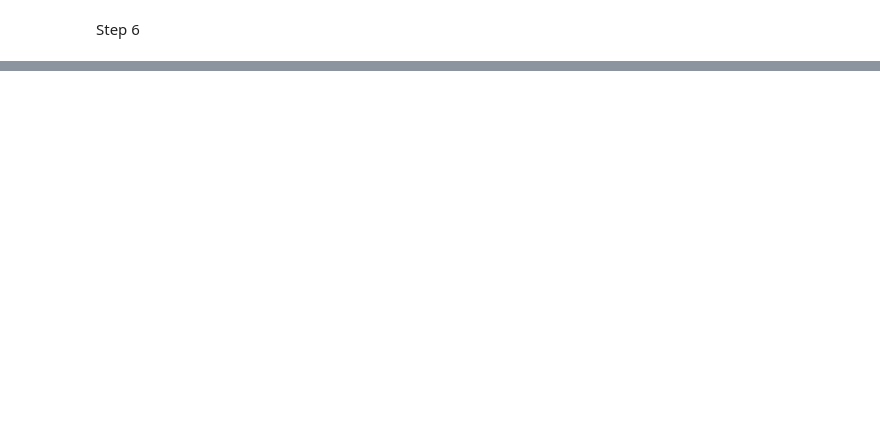
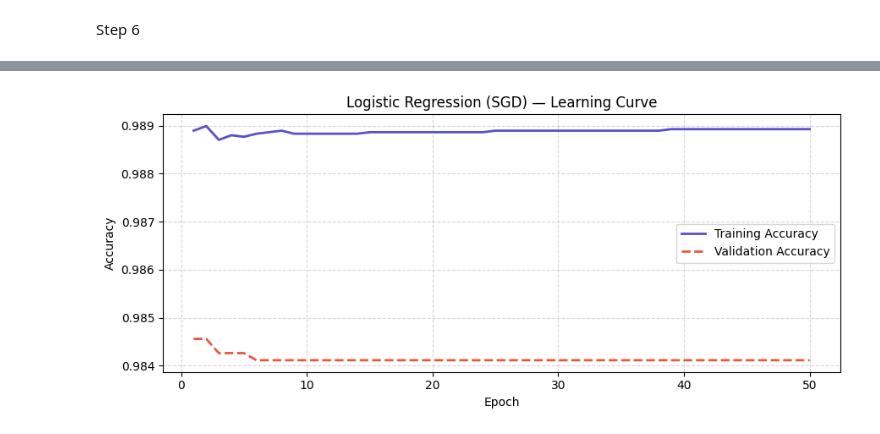
Before and after one commit to KelelAngeAgnimel/Machine-Learning, a Jupyter notebook: MachineLearningProject.ipynb, the cells around one changed output, grey strips where cells are left out. Saved outputs shown, nothing was run; the diff lists cells and outputs as text; code cells hidden in the pictures; blank space fills up the shorter version.

```diff
--- a/MachineLearningProject.ipynb
+++ b/MachineLearningProject.ipynb
@@ -312,0 +566,77 @@ Analyse :
+# %%
+# ╔══════════════════════════════════════════════════════════════╗
+# ║  OPTIMIZATION 2 — Logistic Regression + Gradient Descent    ║
+# ║                                                              ║
+# ║  Goal: replace the standard LR solver with Stochastic       ║
+# ║  Gradient Descent (SGD), and track how the model learns     ║
+# ║  epoch by epoch to detect overfitting / underfitting.       ║
+# ╚══════════════════════════════════════════════════════════════╝
+
+from sklearn.linear_model import SGDClassifier
+from sklearn.metrics import accuracy_score, classification_report
+import matplotlib.pyplot as plt
+import numpy as np
+
+print("=" * 60)
+print("   LOGISTIC REGRESSION — GRADIENT DESCENT OPTIMIZATION")
+print("=" * 60)
+print("""
+How it works:
+  Standard LR minimises log-loss in one go (LBFGS solver).
+  SGDClassifier minimises the SAME log-loss but using
+  Stochastic Gradient Descent: it updates model weights
+  after each mini-batch, epoch by epoch.
+  → Faster on large text datasets (TF-IDF sparse matrices).
+  → Lets us watch the learning curve in real time.
+""")
+
+# ── SGD model setup ───────────────────────────────────────────
+# loss='log_loss'     → logistic regression objective
+# learning_rate='optimal' → sklearn auto-tunes the step size
+# penalty='l2'        → L2 regularisation (avoids overfitting)
+sgd = SGDClassifier(
+    loss='log_loss',
+    learning_rate='optimal',
+    penalty='l2',
+    max_iter=1,          # we manually loop over epochs
+    warm_start=True,     # keep weights between partial_fit calls
+    random_state=42,
+    tol=None
+)
+
+# ── Epoch-by-epoch training ───────────────────────────────────
+epochs = 50
+train_accs, test_accs = [], []
+classes = np.unique(y_train)
+
+for epoch in range(1, epochs + 1):
+    sgd.partial_fit(X_train_vec, y_train, classes=classes)
+    train_accs.append(accuracy_score(y_train, sgd.predict(X_train_vec)))
+    test_accs.append(accuracy_score(y_test,  sgd.predict(X_test_vec)))
+
+print(f"Final Training Accuracy  : {train_accs[-1]:.3f}")
+print(f"Final Validation Accuracy: {test_accs[-1]:.3f}")
+print("=" * 60)
+
+# ── Detailed report on the final model ───────────────────────
+print("\nDetailed Report (SGD model):")
+print(classification_report(y_test, sgd.predict(X_test_vec),
+                             target_names=["Real News", "Fake News"]))
+
+# ── Learning curve ────────────────────────────────────────────
+# If training accuracy >> validation accuracy → overfitting
+# If both stay low                           → underfitting
+plt.figure(figsize=(9, 4))
+plt.plot(range(1, epochs + 1), train_accs,
+         label="Training Accuracy", color="#5B4FCF", linewidth=2)
+plt.plot(range(1, epochs + 1), test_accs,
+         label="Validation Accuracy", color="#E8593C",
+         linewidth=2, linestyle='--')
+plt.xlabel("Epoch")
+plt.ylabel("Accuracy")
+plt.title("Logistic Regression (SGD) — Learning Curve")
+plt.legend()
+plt.grid(linestyle='--', alpha=0.5)
+plt.tight_layout()
+plt.show()
+# %% [output]
@@ -312,0 +660 @@ Analyse :
+[figure, added]
```
Also changed, not shown: parts of 16 cells of this notebook.
